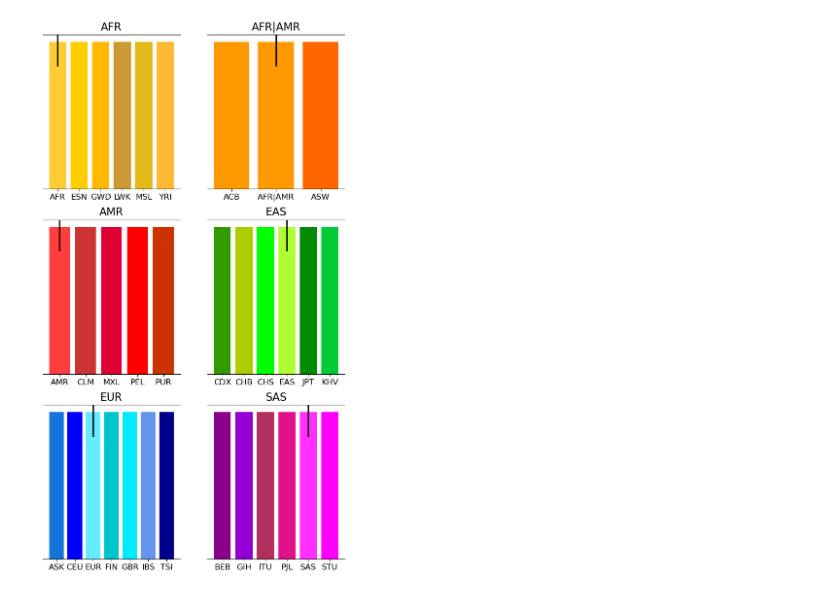
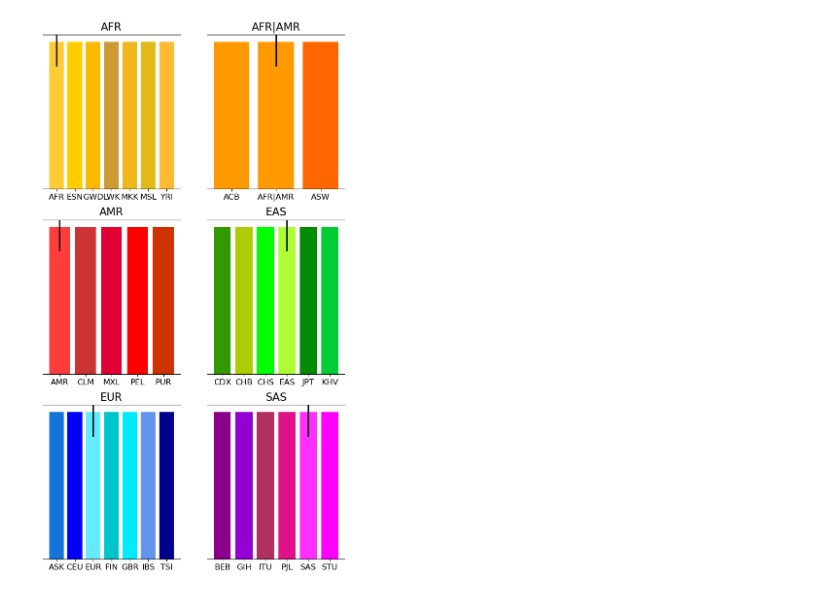
Before and after one commit to core-unit-bioinformatics/project-run-hgsvc-hybrid-assemblies, a Jupyter notebook: notebooks/utils/dump_color_table.ipynb, the cells around one changed output. Drawn from its saved outputs; the diff is of its cells as text; code cells hidden in the pictures.

Commit message:
upd color code table for MKK pop

```diff
--- a/notebooks/utils/dump_color_table.ipynb
+++ b/notebooks/utils/dump_color_table.ipynb
@@ -106,6 +106,7 @@ df.drop(
     ], axis=1, inplace=True
 )
 
+#################################################
 ### Add new population for HG002/NA24385 --- ASK
 select_eur_pops = df["continental_group"] == "EUR"
 deselect_group = df["population"] != "EUR"
@@ -116,8 +117,20 @@ ask_green = int((df.loc[selector, "rgb_green_abs"].sum() / eur_pops).round(0))
 ask_blue = int((df.loc[selector, "rgb_blue_abs"].sum() / eur_pops).round(0))
 
 ask = pd.DataFrame([["ASK", "EUR", ask_red, ask_green, ask_blue]], columns=df.columns)
+df = pd.concat([df, ask], axis=0, ignore_index=True)
 
-df = pd.concat([df, ask], axis=0, ignore_index=True)
+### Add new population for NA21487 / MKK
+select_afr_pops = df["continental_group"] == "AFR"
+deselect_group = df["population"] != "AFR"
+selector = select_afr_pops & deselect_group
+afr_pops = selector.sum()
+mkk_red = int((df.loc[selector, "rgb_red_abs"].sum() / afr_pops).round(0))
+mkk_green = int((df.loc[selector, "rgb_green_abs"].sum() / afr_pops).round(0))
+mkk_blue = int((df.loc[selector, "rgb_blue_abs"].sum() / afr_pops).round(0))
+
+mkk = pd.DataFrame([["MKK", "AFR", mkk_red, mkk_green, mkk_blue]], columns=df.columns)
+df = pd.concat([df, mkk], axis=0, ignore_index=True)
+#################################################
 
 df["rgb_abs"] = (
     df["rgb_red_abs"].astype(str) + ","
@@ -168,32 +181,33 @@ for cgroup, pops in df.groupby("continental_group"):
     ax.set_yticks([])
     ax.spines.left.set_visible(False)
     ax.spines.right.set_visible(False)
 
     for idx, label in enumerate(pops["population"], start=1):
         if label == cgroup:
             ax.axvline(idx, 0.8, 1.0, lw=2, color="black")
 
     col += 1
     if col > 1:
         row += 1
         col = 0
 
 
 dest_pdf = pl.Path(
     "/home/ebertp/work/code/cubi/project-run-hgsvc-hybrid-assemblies/annotations/projectmng",
     "hgsvc3_pop_colors.pdf"
 )
 
 dest_table = pl.Path(
     "/home/ebertp/work/code/cubi/project-run-hgsvc-hybrid-assemblies/annotations/projectmng",
     "hgsvc3_pop_colors.tsv"
 )
 
 plt.savefig(dest_pdf, bbox_inches="tight")
 
-with open(dest_file, "w") as table:
+with open(dest_table, "w") as table:
     _ = table.write("# 1000 Genomes Project - color scheme phase 3\n")
     _ = table.write("# color/population ASK added for HG002/NA24385\n")
+    _ = table.write("# color/population MKK added for NA21487\n")
     df.to_csv(table, sep="\t", header=True, index=False)
 # %% [output]
-[figure, old version]
+[figure, new version]
```
Also changed, not shown: 2 other files.
